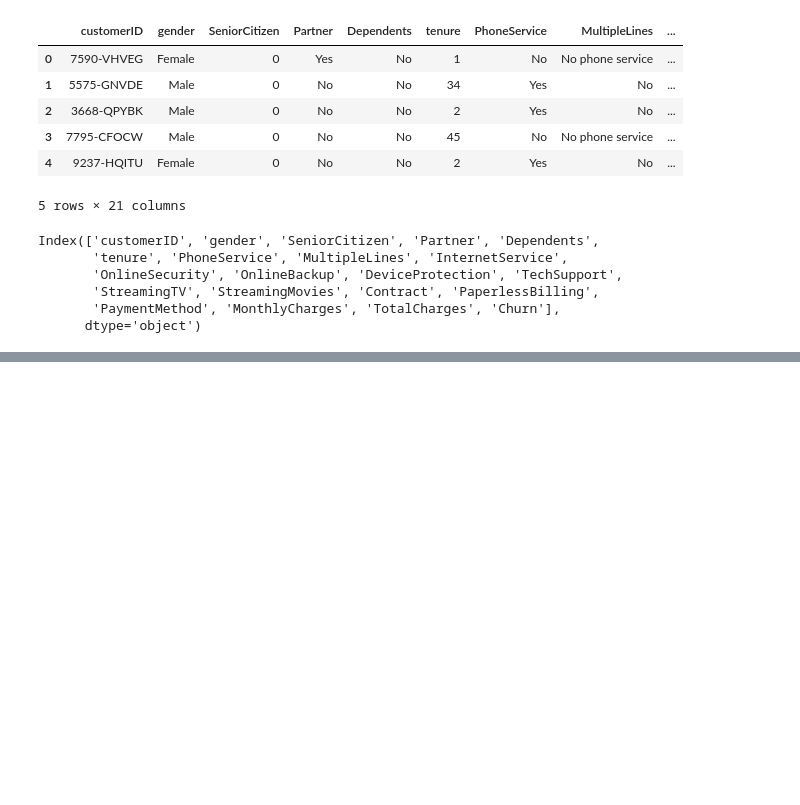
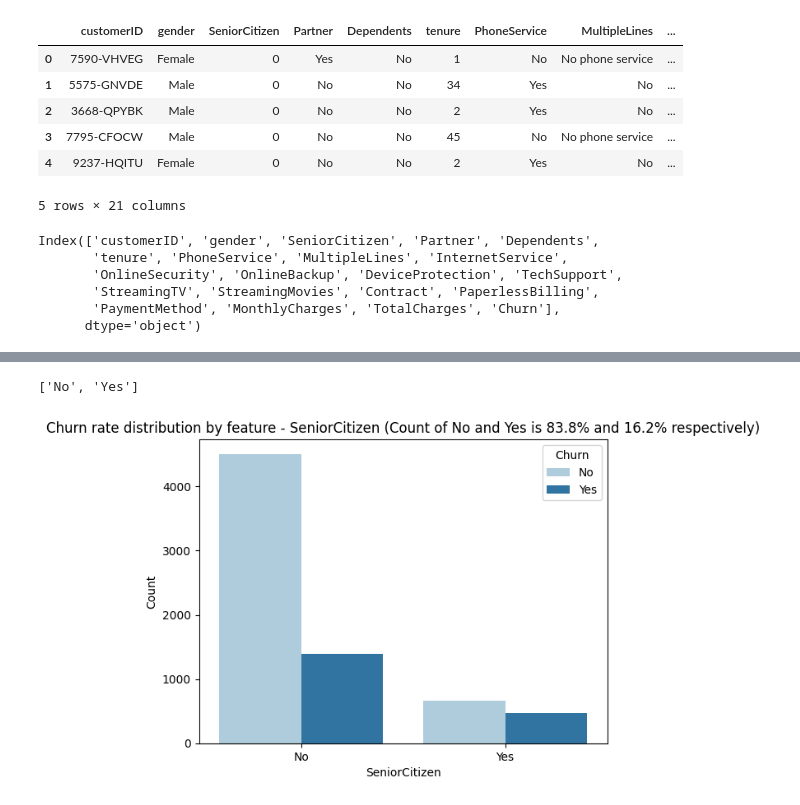
Before and after one commit to Siddharth114/CustomerChurn, a Jupyter notebook: exploring.ipynb, the cells around one changed output, grey strips where cells are left out. Saved outputs shown, nothing was run; the diff lists cells and outputs as text; code cells hidden in the pictures; blank space fills up the shorter version.

```diff
--- a/exploring.ipynb
+++ b/exploring.ipynb
@@ -180,0 +60,7 @@ print(metrics.mean_absolute_error(train_target, train_predictions))
+# %%
+df.loc[df.SeniorCitizen==0,'SeniorCitizen'] = "No"
+df.loc[df.SeniorCitizen==1,'SeniorCitizen'] = "Yes"
+bar_chart('SeniorCitizen')
+# %% [output]
+['No', 'Yes']
+[figure, added]
```
Also changed, not shown: parts of 23 cells of this notebook, 1 other file.
